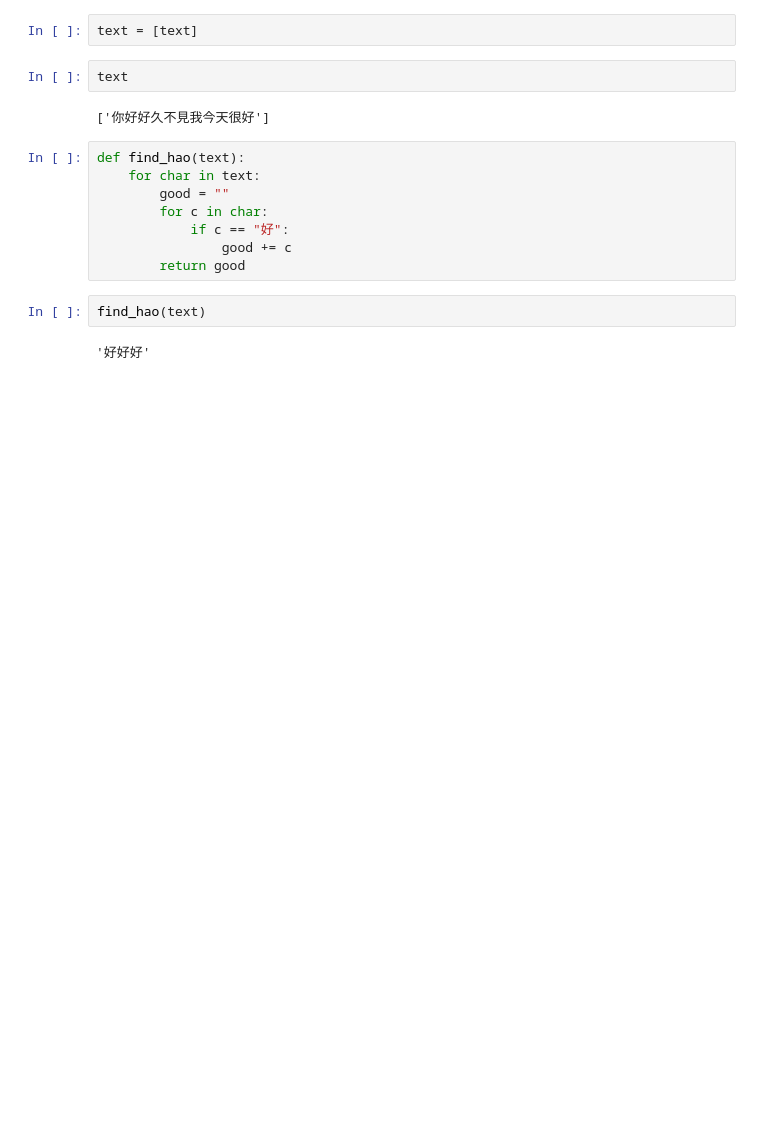
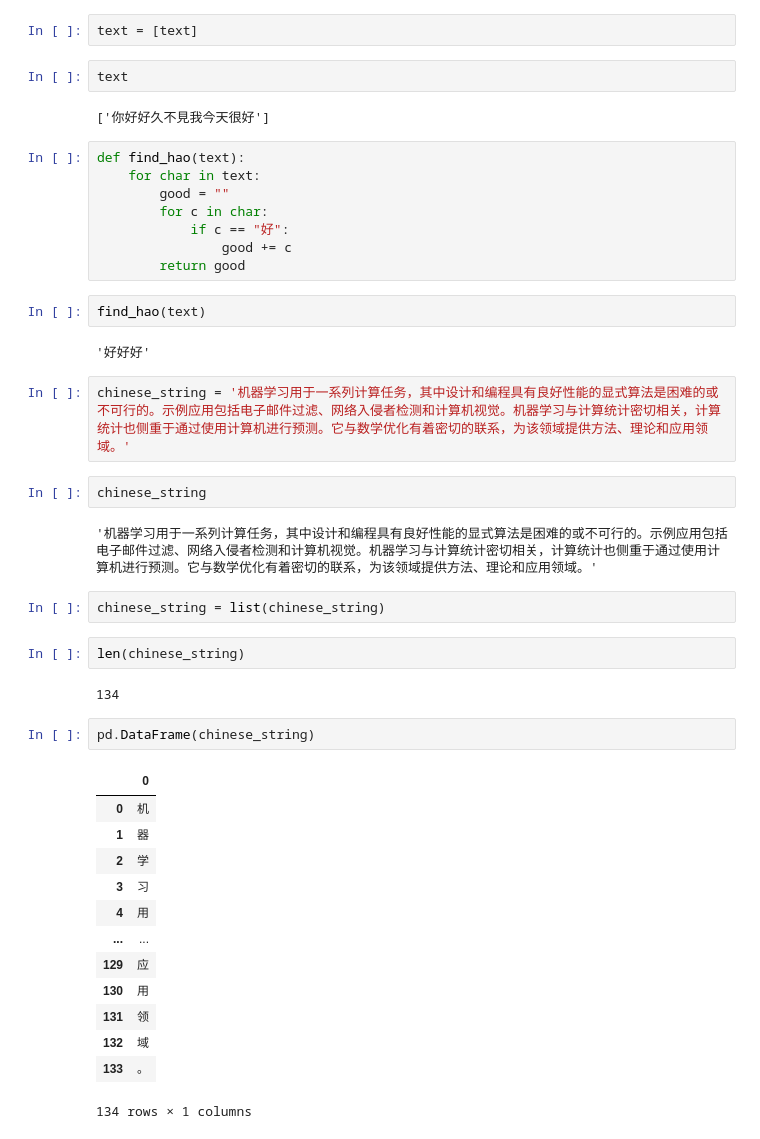
Before and after one commit to Joshua-C-Bryant/because_english, a Jupyter notebook: amazon_transcribe_experiment.ipynb, the cells around one changed output. Drawn from its saved outputs; the diff is of its cells as text; blank space fills up the shorter version.

Commit message:
working with chinese text

```diff
--- a/amazon_transcribe_experiment.ipynb
+++ b/amazon_transcribe_experiment.ipynb
@@ -159,3 +143,31 @@ def find_hao(text):
 find_hao(text)
 # %% [output]
 '好好好'
+# %%
+chinese_string = '机器学习用于一系列计算任务，其中设计和编程具有良好性能的显式算法是困难的或不可行的。示例应用包括电子邮件过滤、网络入侵者检测和计算机视觉。机器学习与计算统计密切相关，计算统计也侧重于通过使用计算机进行预测。它与数学优化有着密切的联系，为该领域提供方法、理论和应用领域。'
+# %%
+chinese_string
+# %% [output]
+'机器学习用于一系列计算任务，其中设计和编程具有良好性能的显式算法是困难的或不可行的。示例应用包括电子邮件过滤、网络入侵者检测和计算机视觉。机器学习与计算统计密切相关，计算统计也侧重于通过使用计算机进行预测。它与数学优化有着密切的联系，为该领域提供方法、理论和应用领域。'
+# %%
+chinese_string = list(chinese_string)
+# %%
+len(chinese_string)
+# %% [output]
+134
+# %%
+pd.DataFrame(chinese_string)
+# %% [output]
+|  | 0 |
+| 0 | 机 |
+| 1 | 器 |
+| 2 | 学 |
+| 3 | 习 |
+| 4 | 用 |
+| ... | ... |
+| 129 | 应 |
+| 130 | 用 |
+| 131 | 领 |
+| 132 | 域 |
+| 133 | 。 |
+134 rows × 1 columns
```
Also changed, not shown: parts of 1 cell of this notebook.
